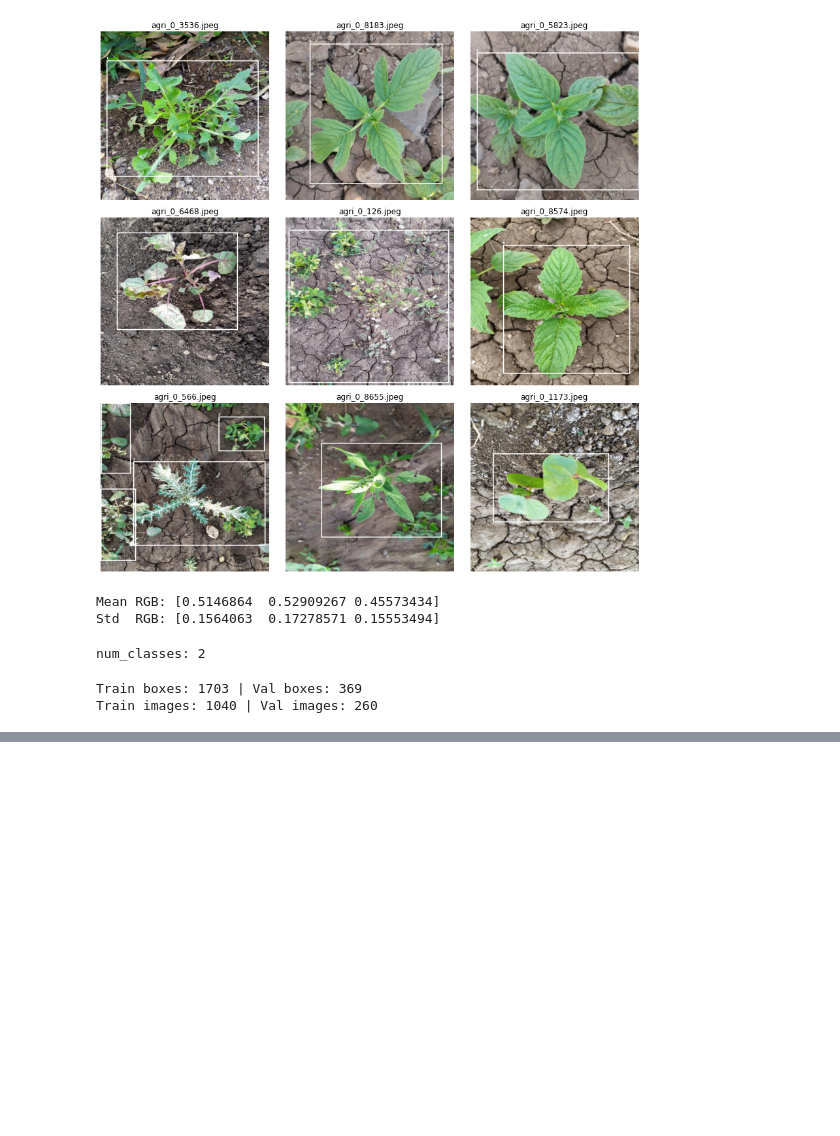
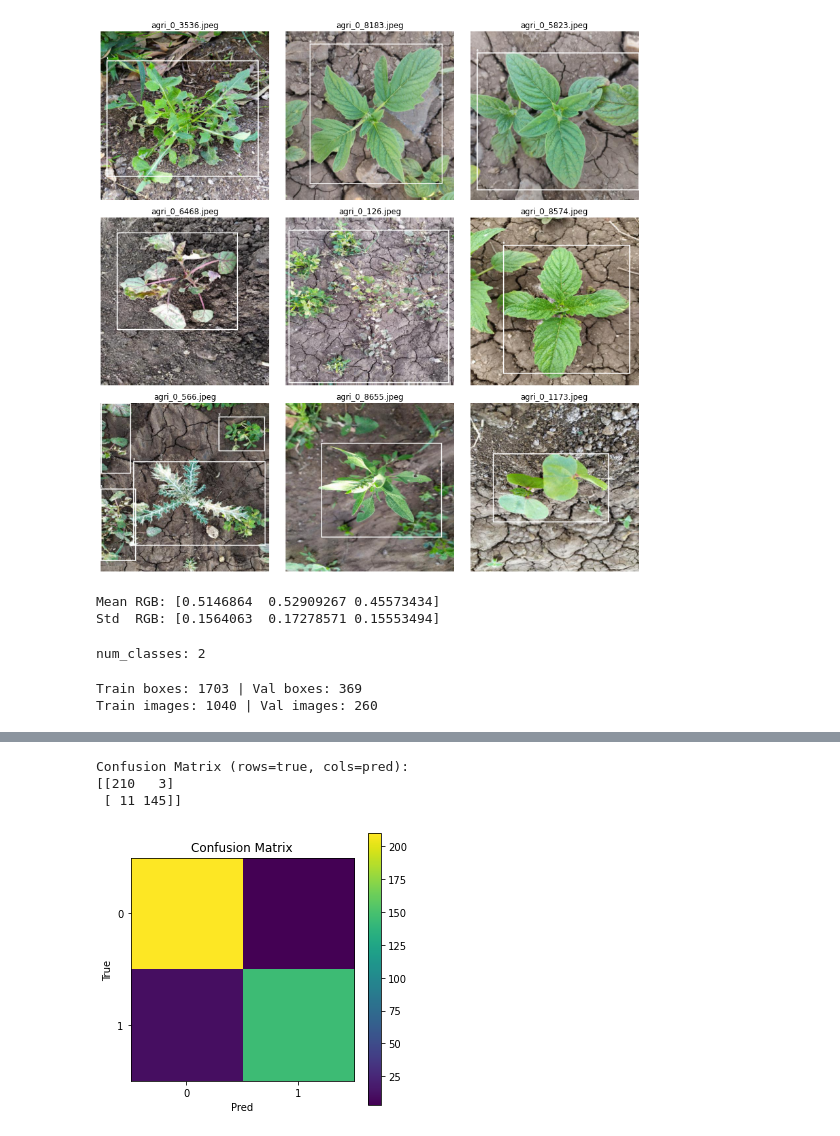
Before and after one commit to WePsychology/AI-Weed-Detection, a Jupyter notebook: ai-weed-detection.ipynb, the cells around one changed output, grey strips where cells are left out. Saved outputs shown, nothing was run; the diff lists cells and outputs as text; code cells hidden in the pictures; blank space fills up the shorter version.

Commit message:
Added Confusion Matrix

```diff
--- a/ai-weed-detection.ipynb
+++ b/ai-weed-detection.ipynb
@@ -577,0 +673,36 @@ model = ViT(
+# %%
+def get_preds(loader):
+    model.eval()
+    ys, ps = [], []
+    with torch.no_grad():
+        for x, y in loader:
+            x = x.to(device)
+            logits = model(x)
+            pred = torch.argmax(logits, dim=1).cpu().numpy()
+            ps.extend(pred.tolist())
+            ys.extend(y.numpy().tolist())
+    return np.array(ys), np.array(ps)
+
+y_true, y_pred = get_preds(val_loader)
+
+cm = np.zeros((2,2), dtype=int)
+for t,p in zip(y_true, y_pred):
+    cm[t,p] += 1
+
+print("Confusion Matrix (rows=true, cols=pred):")
+print(cm)
+
+plt.figure(figsize=(5,5))
+plt.imshow(cm)
+plt.title("Confusion Matrix")
+plt.xlabel("Pred")
+plt.ylabel("True")
+plt.colorbar()
+plt.xticks([0,1], ["0","1"])
+plt.yticks([0,1], ["0","1"])
+plt.show()
+# %% [output]
+Confusion Matrix (rows=true, cols=pred):
+[[210   3]
+ [ 11 145]]
+[figure, added]
```
Also changed, not shown: parts of 4 cells of this notebook.
